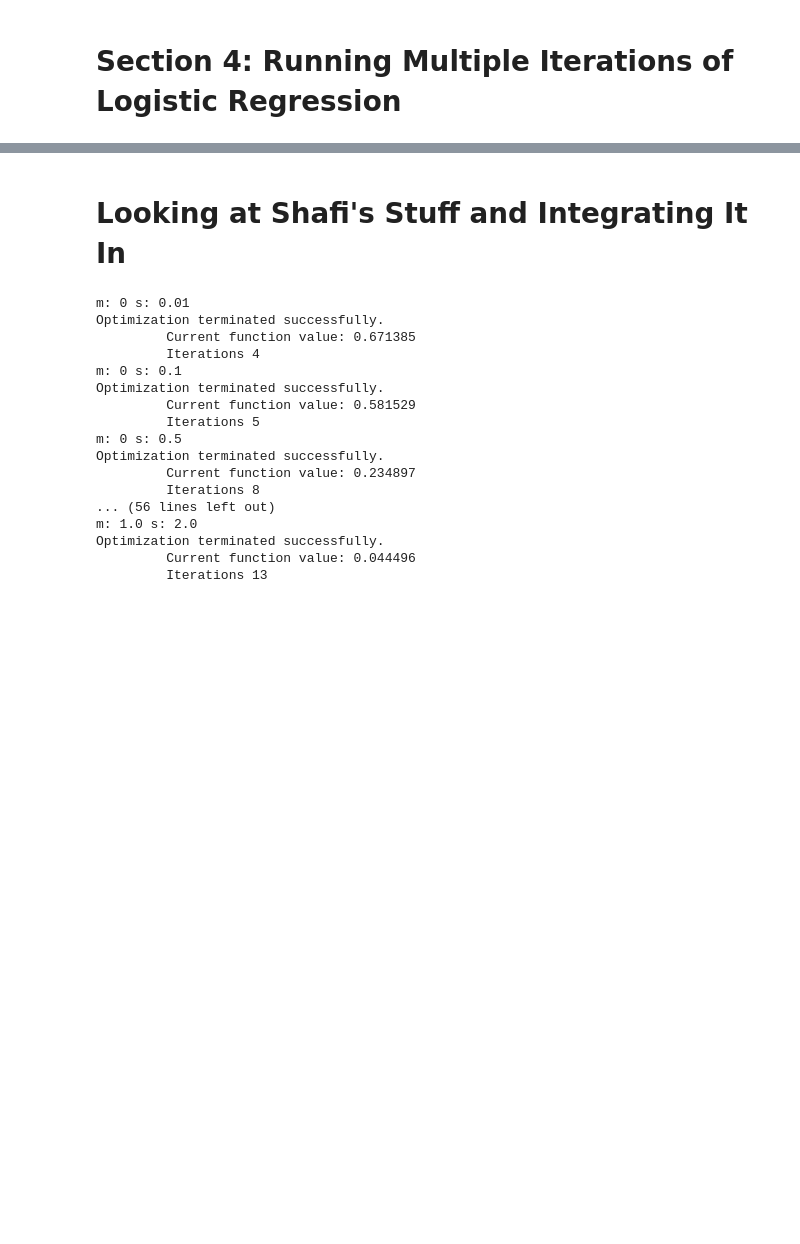
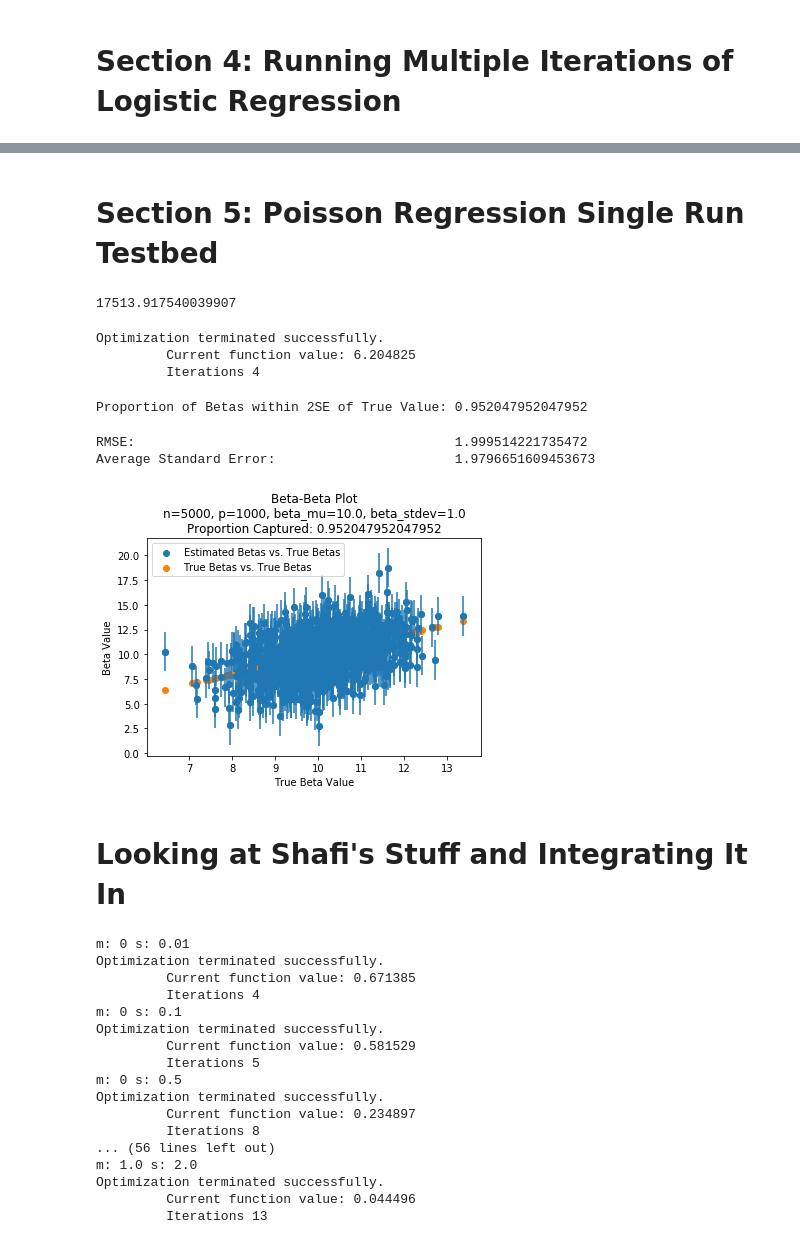
Before and after one commit to laurenleesc/Class_Project_Categorical, a Jupyter notebook: generateData - JWB.ipynb, the cells around one changed output, grey strips where cells are left out. Cells and saved outputs as stored; diff of their text form; code cells hidden in the pictures; blank space fills up the shorter version.

Commit message:
added poisson regression code

```diff
--- a/generateData - JWB.ipynb
+++ b/generateData - JWB.ipynb
@@ -317,3 +317,72 @@ Average Standard Error:                       0.258777405430272
+# %% [markdown]
+# Section 5: Poisson Regression Single Run Testbed
+# %%
+# Hyperparameters
+n = 5000
+p = 1000
+mu = 10.0
+stdev = 1.0
+
+# Redefine to accomodate wider range of betas here
+def generateNormalVariables(n, p):
+
+    X = {} # initialize dictionary to hold values
+
+    for j in range(p):
+        #np.random.seed(seed = j)   #seed for distribution
+        #random.seed(j)   #seed for random number generator
+        X[j] = abs(np.random.normal(0, 0.0001, n))
+    return X
+
+# Generate Data
+X, b, y, means = generateData(dist = 'poisson',
+                              n = n,
+                              p = p,
+                              mu = mu,
+                              stdev = stdev)
+#print(b)
+print(np.mean(means))
+# %% [output]
+17513.917540039907
+# %%
+from statsmodels.discrete.discrete_model import Poisson
+model = Poisson(y, X)
+result = model.fit()
+# %% [output]
+Optimization terminated successfully.
+         Current function value: 6.204825
+         Iterations 4
+# %%
+tb = np.squeeze(b)
+est_betas_ub = result.params + 2*result.bse
+est_betas_lb = result.params - 2*result.bse
+captured = np.where((tb<=est_betas_ub)&(tb>=est_betas_lb),1,0)
+print("Proportion of Betas within 2SE of True Value: "+str(sum(captured)/len(captured)))
+print("")
+diff = (result.params - np.squeeze(b))
+# %% [output]
+Proportion of Betas within 2SE of True Value: 0.952047952047952
+# %%
+#b = np.exp(b)
+#result.params = np.exp(result.params)
+#result.bse = np.exp(result.bse)
+
+print("RMSE:                                         "+str(np.sqrt(np.mean(diff*diff))))
+print("Average Standard Error:                       "+str(np.mean(result.bse)))
+plt.scatter(np.squeeze(b),result.params, label="Estimated Betas vs. True Betas")
+plt.errorbar(np.squeeze(b),result.params,yerr=result.bse, fmt='o')
+plt.scatter(np.squeeze(b),np.squeeze(b), label="True Betas vs. True Betas")
+#plt.ylim(-7.03,7.03)
+#plt.xlim(-7.03,7.03)
+plt.xlabel('True Beta Value')
+plt.ylabel('Beta Value')
+plt.title('Beta-Beta Plot\nn='+str(n)+', p='+str(p)+', beta_mu='+str(mu)+', beta_stdev='+str(stdev)+'\nProportion Captured: '+str(sum(captured)/len(captured)))
+plt.legend()
+plt.show()
+# %% [output]
+RMSE:                                         1.999514221735472
+Average Standard Error:                       1.9796651609453673
+[figure, added]
 # %% [markdown]
 # Looking at Shafi's Stuff and Integrating It In
 # %%
```
Also changed, not shown: parts of 8 cells of this notebook.
